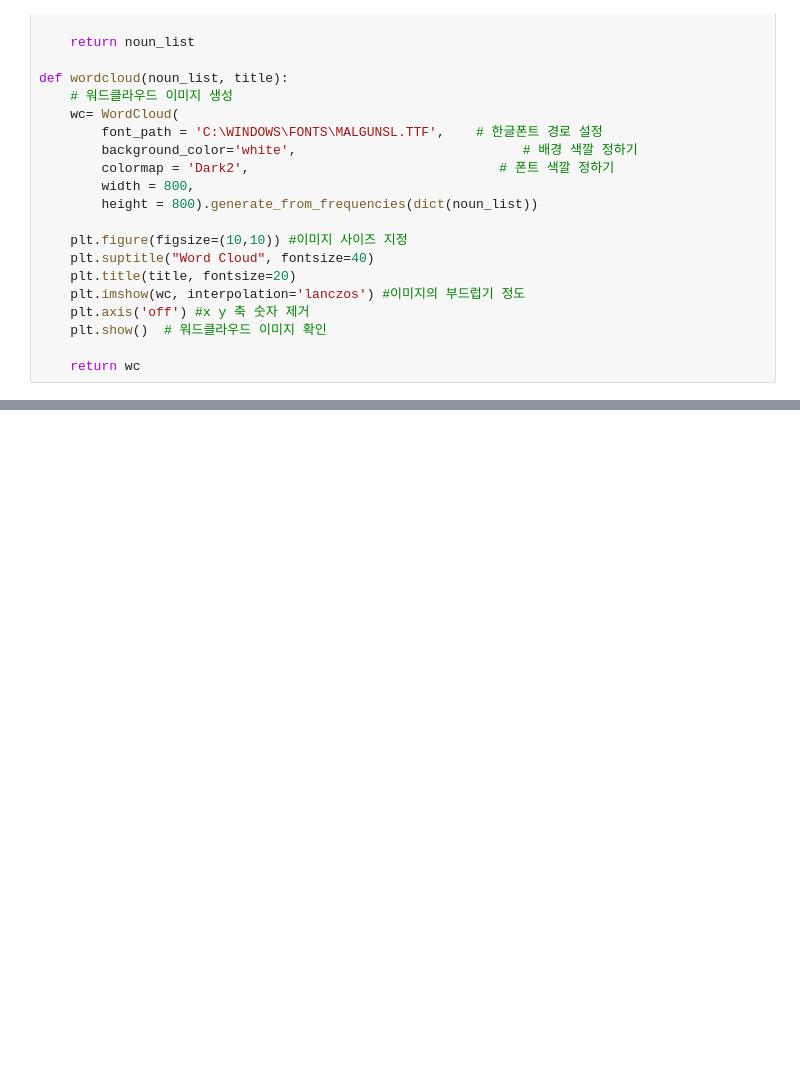
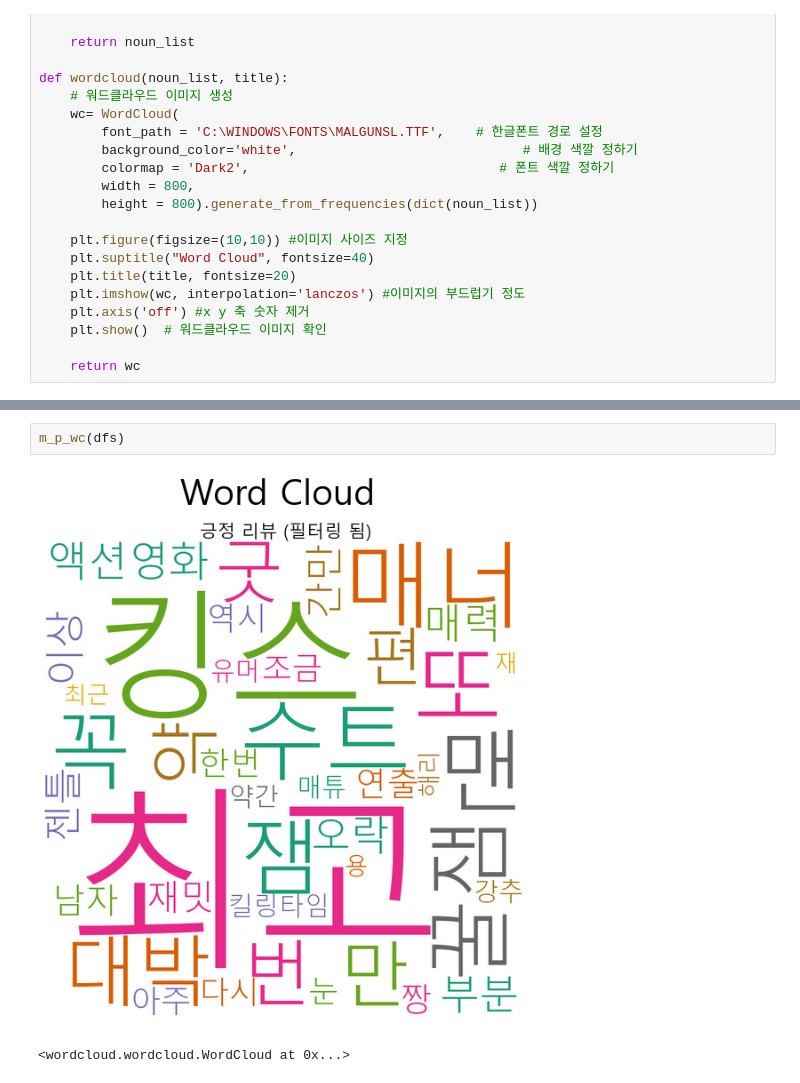
Before and after one commit to alsdnrdld/-, a Jupyter notebook: WordCloud_Automation.ipynb, the cells around one changed output, grey strips where cells are left out. Drawn from its saved outputs; the diff is of its cells as text; blank space fills up the shorter version.

```diff
--- a/WordCloud_Automation.ipynb
+++ b/WordCloud_Automation.ipynb
@@ -95,0 +145,5 @@ def m_n_wc(dd):
+# %%
+m_p_wc(dfs)
+# %% [output]
+[figure, added]
+<wordcloud.wordcloud.WordCloud at 0x...>
```
Also changed, not shown: parts of 10 cells of this notebook.
